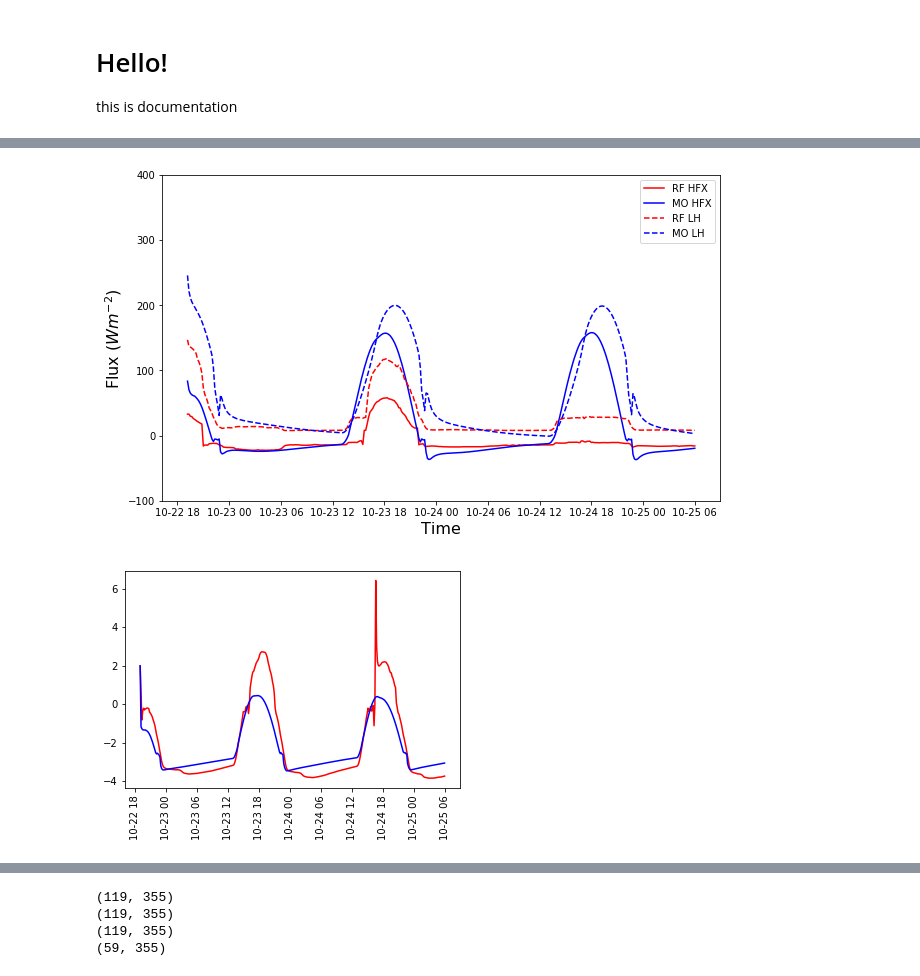
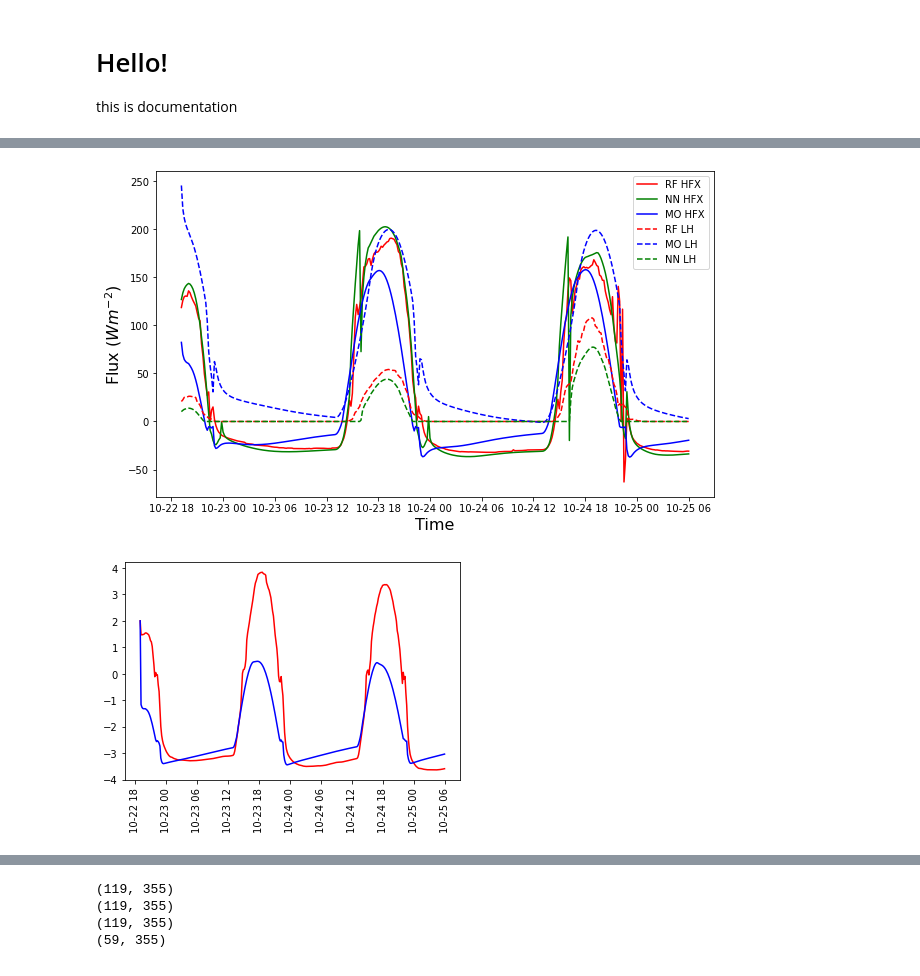
Before and after one commit to NCAR/mlsurfacelayer, a Jupyter notebook: notebooks/wrf_scm_analysis.ipynb, the cells around one changed output, grey strips where cells are left out. Saved outputs shown, nothing was run; the diff lists cells and outputs as text; code cells hidden in the pictures.

```diff
--- a/notebooks/wrf_scm_analysis.ipynb
+++ b/notebooks/wrf_scm_analysis.ipynb
@@ -92,8 +75,7 @@ dtype: object
 # Hello!
 this is documentation
 # %%
-nn_wrf = xr.open_dataset("/glade/work/dgagne/WRF-SCM-Ange_casper/WRF-MLSL/cases99/cabauw_nn/wrfout_d01_1999-10-22_19:00:00")
-rf_wrf = xr.open_dataset("/glade/work/dgagne/WRF-SCM-Ange_casper/WRF-MLSL/cases99/cabauw_rf/wrfout_d01_1999-10-22_19:00:00")
-
-most_wrf = xr.open_dataset("/glade/work/dgagne/WRF-SCM-Ange_casper/WRF-MLSL/cases99/most/wrfout_d01_1999-10-22_19:00:00")
+nn_wrf = xr.open_dataset("/glade/work/dgagne/WRF-SCM-Ange_casper/WRF-MLSL/test/em_scm_xy/ann_2_ruc_wrfout_d01_1999-10-22_19:00:00")
+rf_wrf = xr.open_dataset("/glade/work/dgagne/WRF-SCM-Ange_casper/WRF-MLSL/test/em_scm_xy/rf_2_ruc_wrfout_d01_1999-10-22_19:00:00")
+most_wrf = xr.open_dataset("/glade/work/dgagne/WRF-SCM-Ange_casper/WRF-MLSL/test/em_scm_xy/mo_wrfout_d01_1999-10-22_19:00:00")
 # %%
@@ -182,16 +178,20 @@ plt.savefig("rf_mo_scale_series_nn.png", dpi=200, bbox_inches="tight")
 # %%
 plt.figure(figsize=(10, 6))
 plt.plot(rf_wrf["XTIME"][1:], rf_wrf["HFX"][1:, 0, 0], "r-", label="RF HFX")
+plt.plot(nn_wrf["XTIME"][1:], nn_wrf["HFX"][1:, 0, 0], "g-", label="NN HFX")
+
 plt.plot(most_wrf["XTIME"][1:], most_wrf["HFX"][1:, 0, 0], "b-", label="MO HFX")
 plt.plot(rf_wrf["XTIME"][1:], rf_wrf["LH"][1:, 0, 0], "r--", label="RF LH")
 plt.plot(most_wrf["XTIME"][1:], most_wrf["LH"][1:, 0, 0], "b--", label="MO LH")
+plt.plot(nn_wrf["XTIME"][1:], nn_wrf["LH"][1:, 0, 0], "g--", label="NN LH")
+
 plt.legend()
-plt.ylim(-100, 400)
+#plt.ylim(-100, 400)
 plt.xlabel("Time", fontsize=16)
 plt.ylabel("Flux ($W m^{-2}$)", fontsize=16)
 plt.savefig("wrf_flux_comp_rf17.png", dpi=200, bbox_inches="tight")
 # %% [output]
-[figure, old version]
+[figure, new version]
 # %%
 time = pd.DatetimeIndex(pd.Series(rf_wrf["Times"][:].values.astype(str)).str.replace("_", "T"))
 plt.plot(time, rf_wrf["TSK"][:, 0, 0] - (rf_wrf["T"][:, 0, 0, 0] + 300), 'r-', label="RF")
@@ -199,4 +199,4 @@ plt.plot(time, most_wrf["TSK"][:, 0, 0] - (most_wrf["T"][:, 0, 0, 0] + 300), 'b-
 plt.xticks(rotation=90)
 plt.savefig("tdiff_comp_rf16.png", dpi=200, bbox_inches="tight")
 # %% [output]
-[figure, old version]
+[figure, new version]
```
Also changed, not shown: parts of 31 cells of this notebook, 3 other files.
